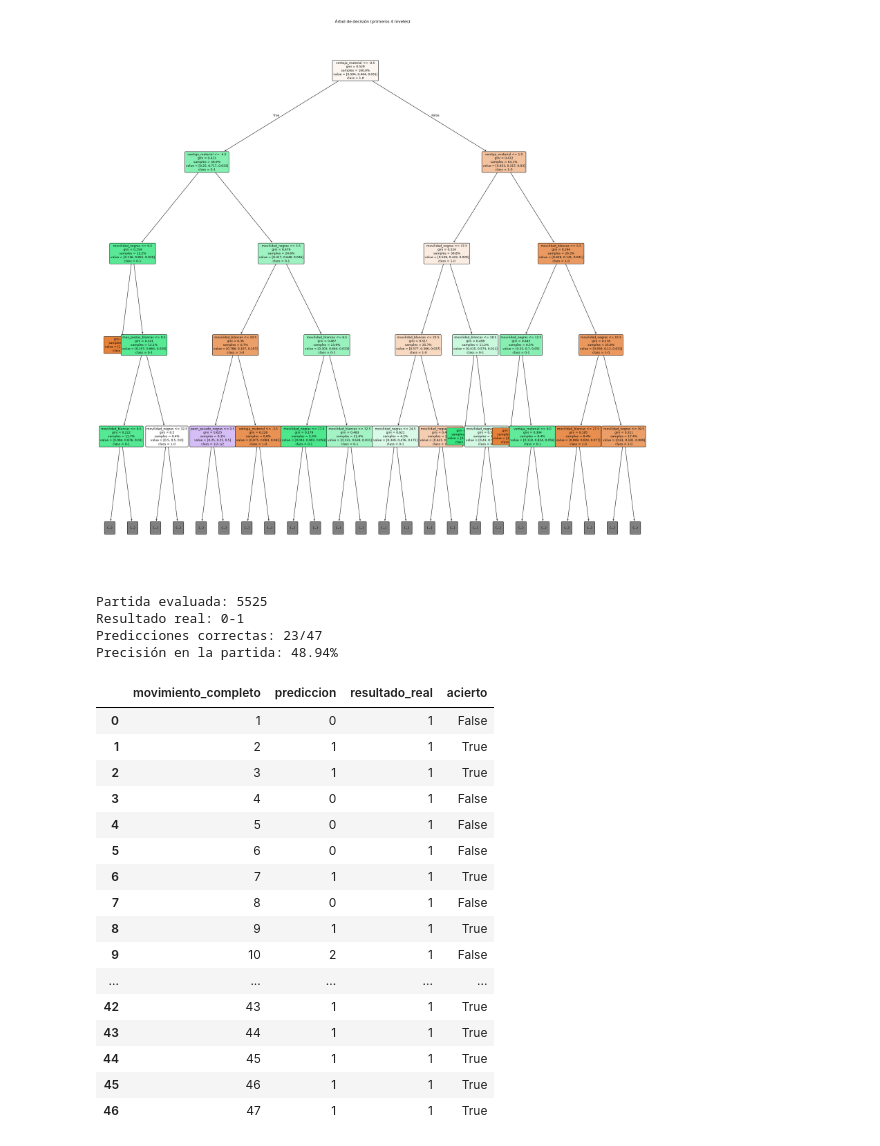
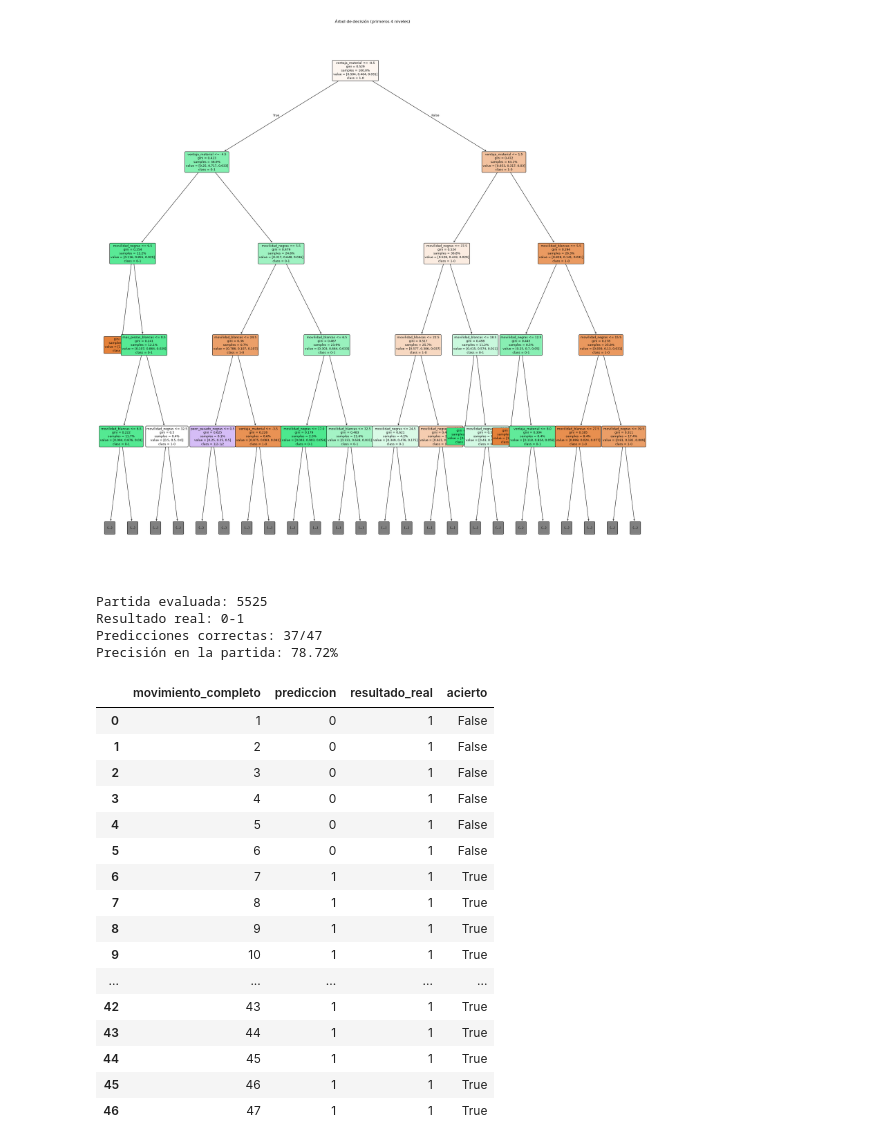
Before and after one commit to hbuelta/Decision-Trees-chess-, a Jupyter notebook: decision_tree_chess.ipynb, the cells around one changed output. Cells and saved outputs as stored; diff of their text form; code cells hidden in the pictures.

```diff
--- a/decision_tree_chess.ipynb
+++ b/decision_tree_chess.ipynb
@@ -522,65 +623,74 @@ if resultado_real not in RESULTADO_A_CLASE:
 
 movimientos = list(partida_prueba.mainline_moves())
 tablero = partida_prueba.board()
 resultados_prueba = []
 blancas_enrocadas = False
 negras_enrocadas = False
+motor_prueba = chess.engine.SimpleEngine.popen_uci(str(STOCKFISH_PATH))
 
-# Solo se evalúan posiciones después de un movimiento completo (dos plies).
-# La última posición evaluada deja al menos 10 movimientos completos hasta el final.
-for inicio in range(0, len(movimientos) - 21, 2):
-    for movimiento in movimientos[inicio:inicio + 2]:
-        if tablero.is_castling(movimiento):
-            if tablero.turn == chess.WHITE:
-                blancas_enrocadas = True
-            else:
-                negras_enrocadas = True
-        tablero.push(movimiento)
+try:
+    # Solo se evalúan posiciones después de un movimiento completo (dos plies).
+    # La última posición evaluada deja al menos 10 movimientos completos hasta el final.
+    for inicio in range(0, len(movimientos) - 21, 2):
+        for movimiento in movimientos[inicio:inicio + 2]:
+            if tablero.is_castling(movimiento):
+                if tablero.turn == chess.WHITE:
+                    blancas_enrocadas = True
+                else:
+                    negras_enrocadas = True
+            tablero.push(movimiento)
 
-    caracteristicas = estado_tablero(tablero, blancas_enrocadas, negras_enrocadas)
-    X_posicion = pd.DataFrame([caracteristicas], columns=CARACTERISTICAS)
-    prediccion = int(arbol_decision.predict(X_posicion)[0])
+        caracteristicas = caracteristicas_con_stockfish(
+            tablero,
+            blancas_enrocadas,
+            negras_enrocadas,
+            motor_prueba,
+        )
+        X_posicion = pd.DataFrame([caracteristicas], columns=CARACTERISTICAS)
+        prediccion = int(arbol_decision.predict(X_posicion)[0])
 
-    resultados_prueba.append(
-        {
-            "movimiento_completo": tablero.fullmove_number - 1,
-            "prediccion": prediccion,
-            "resultado_real": RESULTADO_A_CLASE[resultado_real],
-            "acierto": prediccion == RESULTADO_A_CLASE[resultado_real],
-        }
-    )
+        resultados_prueba.append(
+            {
+                "movimiento_completo": tablero.fullmove_number - 1,
+                "prediccion": prediccion,
+                "resultado_real": RESULTADO_A_CLASE[resultado_real],
+                "acierto": prediccion == RESULTADO_A_CLASE[resultado_real],
+            }
+        )
+finally:
+    motor_prueba.quit()
 
 resultados_prueba = pd.DataFrame(resultados_prueba)
 
 if resultados_prueba.empty:
     raise ValueError("La partida no tiene suficientes movimientos para esta evaluación")
 
 aciertos_prueba = resultados_prueba["acierto"].sum()
 numero_predicciones = len(resultados_prueba)
 precision_prueba = resultados_prueba["acierto"].mean()
 
 print(f"Partida evaluada: {INDICE_PARTIDA_PRUEBA}")
 print(f"Resultado real: {resultado_real}")
 print(f"Predicciones correctas: {aciertos_prueba}/{numero_predicciones}")
 print(f"Precisión en la partida: {precision_prueba:.2%}")
 
 resultados_prueba
 # %% [output]
 Partida evaluada: 5525
 Resultado real: 0-1
-Predicciones correctas: 23/47
-Precisión en la partida: 48.94%
+Predicciones correctas: 37/47
+Precisión en la partida: 78.72%
 |  | movimiento_completo | prediccion | resultado_real | acierto |
 | 0 | 1 | 0 | 1 | False |
-| 1 | 2 | 1 | 1 | True |
-| 2 | 3 | 1 | 1 | True |
+| 1 | 2 | 0 | 1 | False |
+| 2 | 3 | 0 | 1 | False |
 | 3 | 4 | 0 | 1 | False |
 | 4 | 5 | 0 | 1 | False |
 | 5 | 6 | 0 | 1 | False |
 | 6 | 7 | 1 | 1 | True |
-| 7 | 8 | 0 | 1 | False |
+| 7 | 8 | 1 | 1 | True |
 | 8 | 9 | 1 | 1 | True |
-| 9 | 10 | 2 | 1 | False |
+| 9 | 10 | 1 | 1 | True |
 | ... | ... | ... | ... | ... |
 | 42 | 43 | 1 | 1 | True |
 | 43 | 44 | 1 | 1 | True |
```
Also changed, not shown: parts of 9 cells of this notebook, 4 other files.
